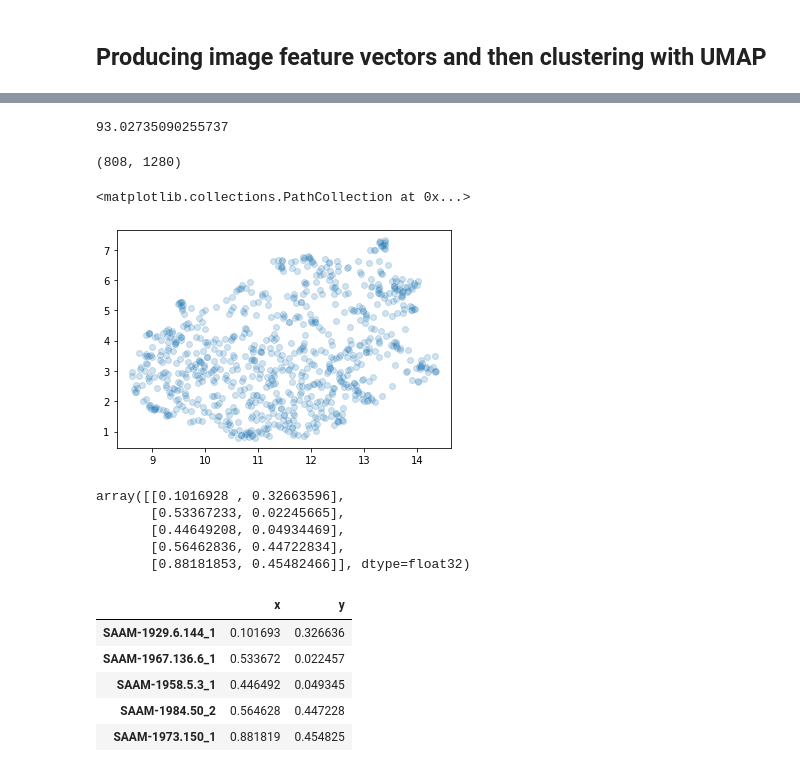
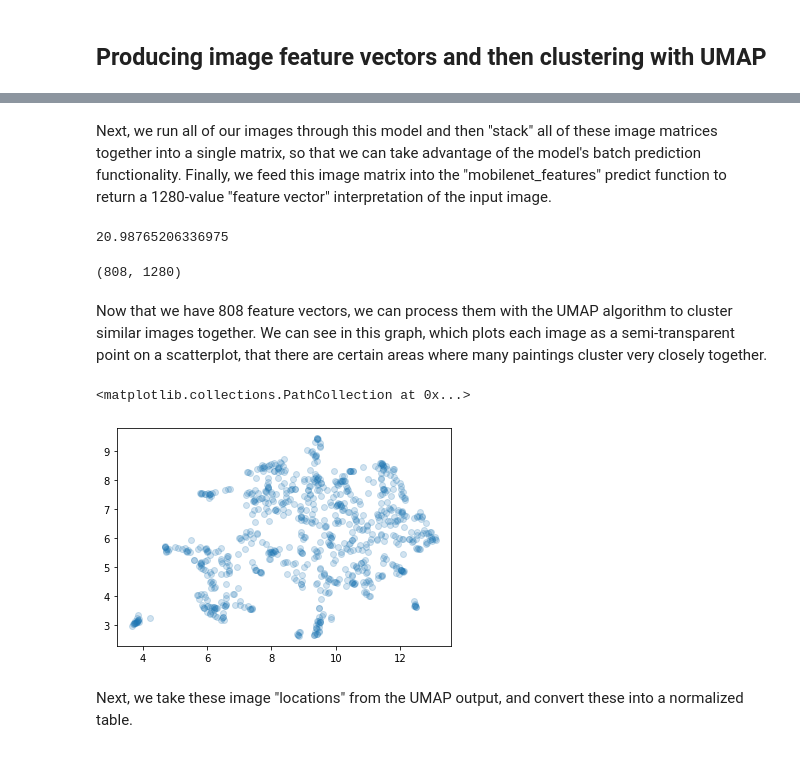
Before and after one commit to sidatasciencelab/siopenaccess, a Jupyter notebook: SI Open Access SAAM S3 Example.ipynb, the cells around one changed output, grey strips where cells are left out. Cells and saved outputs as stored; diff of their text form; code cells hidden in the pictures.

```diff
--- a/SI Open Access SAAM S3 Example.ipynb
+++ b/SI Open Access SAAM S3 Example.ipynb
@@ -396,0 +422,5 @@ import matplotlib.pyplot as plt
+# %%
+mobilenet_base = tf.keras.applications.MobileNetV2(include_top=True,
+                                                   weights='imagenet',
+                                                   pooling='avg')
+mobilenet_base.summary()
@@ -397,3 +447,3 @@ import matplotlib.pyplot as plt
 # %%
-base = tf.keras.applications.InceptionV3(include_top=True, weights='imagenet', pooling='avg')
-mobilenet_model = tf.keras.Model(inputs=base.input, outputs=base.layers[-2].output)
+mobilenet_features = tf.keras.Model(inputs=mobilenet_base.input,
+                                    outputs=mobilenet_base.layers[-2].output)
@@ -400,8 +452,7 @@ mobilenet_model = tf.keras.Model(inputs=base.input, outputs=base.layers[-2].outp
 # %%
-def image_to_vector(image_path):
-    pil_image = Image.open(image_path).resize((299,299), Image.ANTIALIAS)
+def path_to_array(image_path):
+    pil_image = Image.open(image_path).resize((224,224), Image.ANTIALIAS)
     np_image = np.array(pil_image)
     np_image = np.expand_dims(np_image, axis=0)
-    im = tf.keras.applications.inception_v3.preprocess_input(np_image)
-    vec = mobilenet_model.predict(im).squeeze()
-    return vec
+    im = tf.keras.applications.mobilenet_v2.preprocess_input(np_image)
+    return im
@@ -425,12 +459,17 @@ painting_image_paths[:5]
-# %%
-start = time.time()
-vectors = []
-for image in painting_image_paths:
-    vec = image_to_vector(image)
-    vectors.append(vec)
-vector_array = np.array(vectors)
-end = time.time()
-print(end - start)
-# %% [output]
-93.02735090255737
+# %% [markdown]
+Next, we run all of our images through this model and then "stack" all of these image matrices together into a single matrix, so that we can take advantage of the model's batch prediction functionality. Finally, we feed this image matrix into the "mobilenet_features" predict function to return a 1280-value "feature vector" interpretation of the input image.
+# %%
+start = time.time()
+images = []
+for image_id in painting_ids:
+    painting_path = f'saam_thumbnails/{image_id}.jpg'
+    img = path_to_array(painting_path)
+    images.append(img)
+
+image_stack = np.vstack(images)
+feature_vector = mobilenet_features.predict(image_stack, batch_size=32)
+end = time.time()
+print(end - start)
+# %% [output]
+20.98765206336975
 # %%
@@ -438,12 +477,14 @@ vector_array.shape
 # %% [output]
 (808, 1280)
+# %% [markdown]
+Now that we have 808 feature vectors, we can process them with the UMAP algorithm to cluster similar images together. We can see in this graph, which plots each image as a semi-transparent point on a scatterplot, that there are certain areas where many paintings cluster very closely together.
 # %%
-reducer = UMAP(random_state=42)
-
-embedding = reducer.fit_transform(vector_array)
+embedding = UMAP(n_neighbors=6,
+                 min_dist=0.01,
+                 metric='correlation').fit_transform(feature_vector)
 
 plt.scatter(embedding[:,0], embedding[:,1],
             alpha=0.2)
 # %% [output]
 <matplotlib.collections.PathCollection at 0x...>
-[figure, old version]
+[figure, new version]
@@ -452,20 +491,8 @@ embedding_normalized = minmax_scale(embedding)
-# %%
-embedding_normalized[:5]
-# %% [output]
-array([[0.1016928 , 0.32663596],
-       [0.53367233, 0.02245665],
-       [0.44649208, 0.04934469],
-       [0.56462836, 0.44722834],
-       [0.88181853, 0.45482466]], dtype=float32)
+# %% [markdown]
+Next, we take these image "locations" from the UMAP output, and convert these into a normalized table.
 # %%
+embedding_normalized = minmax_scale(embedding)
 df = pd.DataFrame(embedding_normalized, index=painting_ids, columns = ['x','y'])
 df.head()
-# %% [output]
-|  | x | y |
-| SAAM-1929.6.144_1 | 0.101693 | 0.326636 |
-| SAAM-1967.136.6_1 | 0.533672 | 0.022457 |
-| SAAM-1958.5.3_1 | 0.446492 | 0.049345 |
-| SAAM-1984.50_2 | 0.564628 | 0.447228 |
-| SAAM-1973.150_1 | 0.881819 | 0.454825 |
 # %%
 df.to_csv('saam_features.tsv', sep='\t')
```
Also changed, not shown: parts of 21 cells of this notebook, 2 other files.
